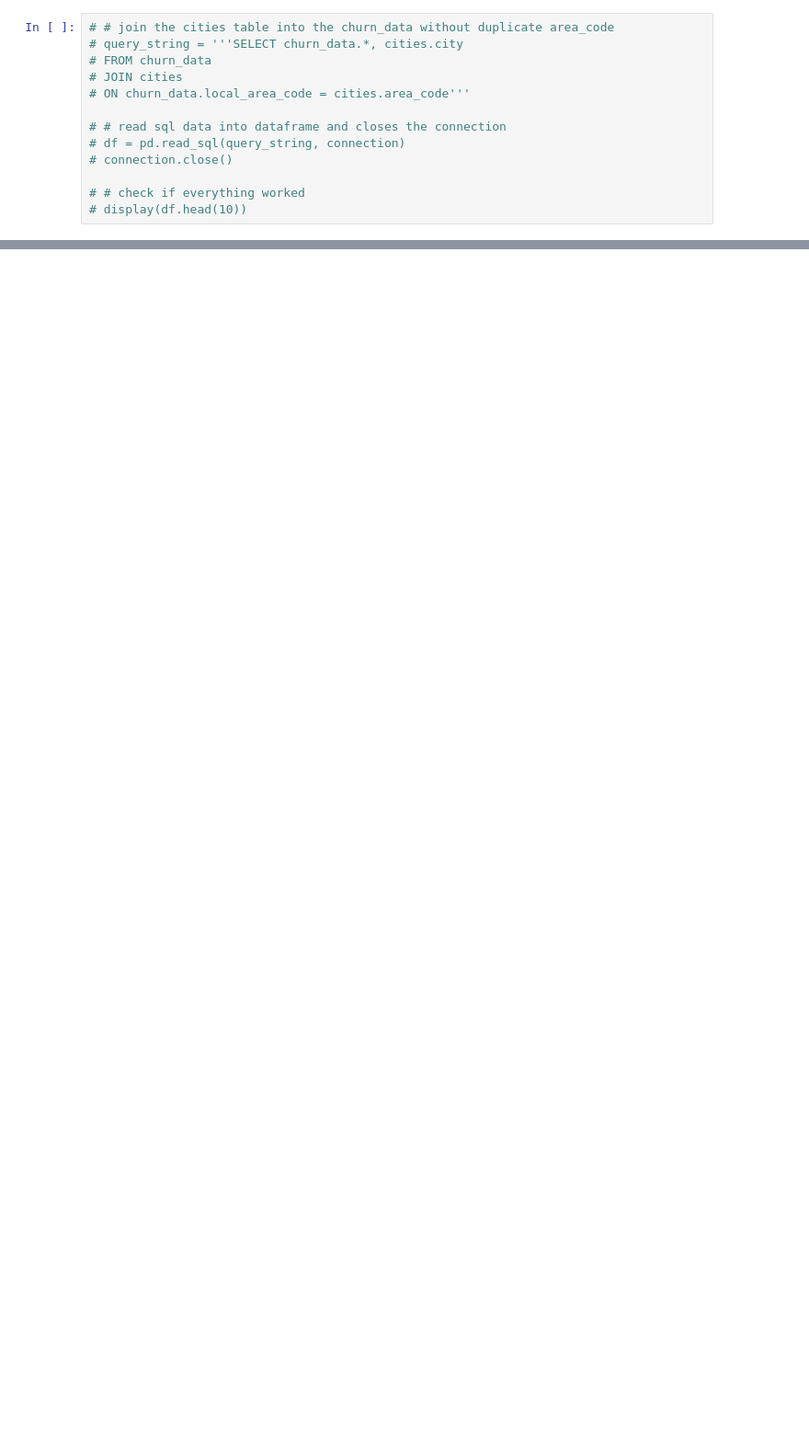
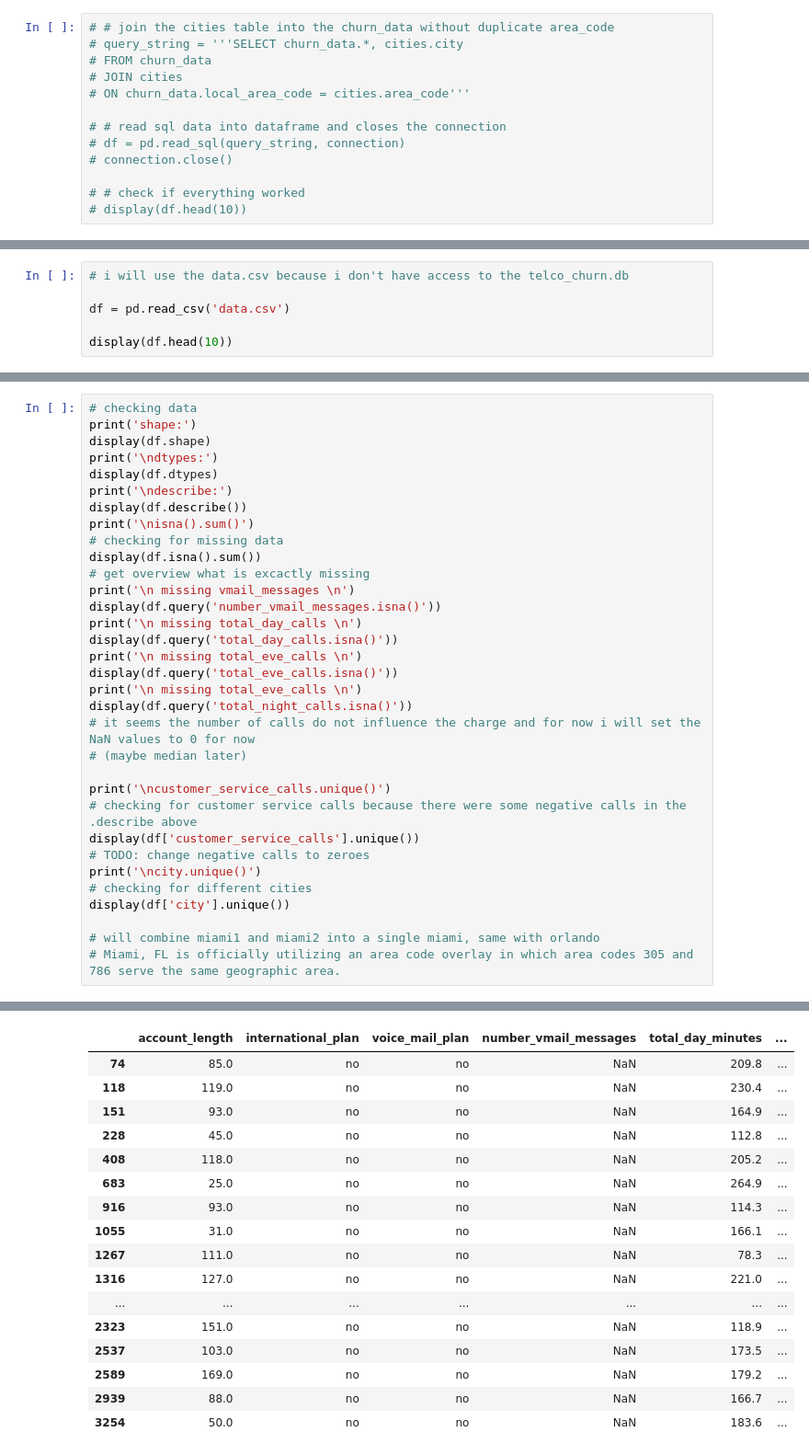
Before and after one commit to Dabbeljuh/Data-Analyst---Analyse-der-Kundenabwanderung, a Jupyter notebook: Analyse_der_Kundenabwanderung.ipynb, the cells around one changed output, grey strips where cells are left out. Shown at 92% size. Drawn from its saved outputs; the diff is of its cells as text; blank space fills up the shorter version.

```diff
--- a/Analyse_der_Kundenabwanderung.ipynb
+++ b/Analyse_der_Kundenabwanderung.ipynb
@@ -734,0 +494,6 @@ table_names = inspector.get_table_names()
+# %%
+# i will use the data.csv because i don't have access to the telco_churn.db
+
+df = pd.read_csv('data.csv')
+
+display(df.head(10))
@@ -734,0 +516,34 @@ table_names = inspector.get_table_names()
+# %%
+# checking data
+print('shape:')
+display(df.shape)
+print('\ndtypes:')
+display(df.dtypes)
+print('\ndescribe:')
+display(df.describe())
+print('\nisna().sum()')
+# checking for missing data
+display(df.isna().sum())
+# get overview what is excactly missing
+print('\n missing vmail_messages \n')
+display(df.query('number_vmail_messages.isna()'))
+print('\n missing total_day_calls \n')
+display(df.query('total_day_calls.isna()'))
+print('\n missing total_eve_calls \n')
+display(df.query('total_eve_calls.isna()'))
+print('\n missing total_eve_calls \n')
+display(df.query('total_night_calls.isna()'))
+# it seems the number of calls do not influence the charge and for now i will set the NaN values to 0 for now
+# (maybe median later)
+
+print('\ncustomer_service_calls.unique()')
+# checking for customer service calls because there were some negative calls in the .describe above
+display(df['customer_service_calls'].unique())
+# TODO: change negative calls to zeroes
+print('\ncity.unique()')
+# checking for different cities
+display(df['city'].unique())
+
+# will combine miami1 and miami2 into a single miami, same with orlando
+# Miami, FL is officially utilizing an area code overlay in which area codes 305 and 786 serve the same geographic area.
+# %% [output]
@@ -734,0 +603,17 @@ table_names = inspector.get_table_names()
+|  | account_length | international_plan | voice_mail_plan | number_vmail_messages | total_day_minutes | ... |
+| 74 | 85.0 | no | no | NaN | 209.8 | ... |
+| 118 | 119.0 | no | no | NaN | 230.4 | ... |
+| 151 | 93.0 | no | no | NaN | 164.9 | ... |
+| 228 | 45.0 | no | no | NaN | 112.8 | ... |
+| 408 | 118.0 | no | no | NaN | 205.2 | ... |
+| 683 | 25.0 | no | no | NaN | 264.9 | ... |
+| 916 | 93.0 | no | no | NaN | 114.3 | ... |
+| 1055 | 31.0 | no | no | NaN | 166.1 | ... |
+| 1267 | 111.0 | no | no | NaN | 78.3 | ... |
+| 1316 | 127.0 | no | no | NaN | 221.0 | ... |
+| ... | ... | ... | ... | ... | ... | ... |
+| 2323 | 151.0 | no | no | NaN | 118.9 | ... |
+| 2537 | 103.0 | no | no | NaN | 173.5 | ... |
+| 2589 | 169.0 | no | no | NaN | 179.2 | ... |
+| 2939 | 88.0 | no | no | NaN | 166.7 | ... |
+| 3254 | 50.0 | no | no | NaN | 183.6 | ... |
```
Also changed, not shown: parts of 4 cells of this notebook, 1 other file.
